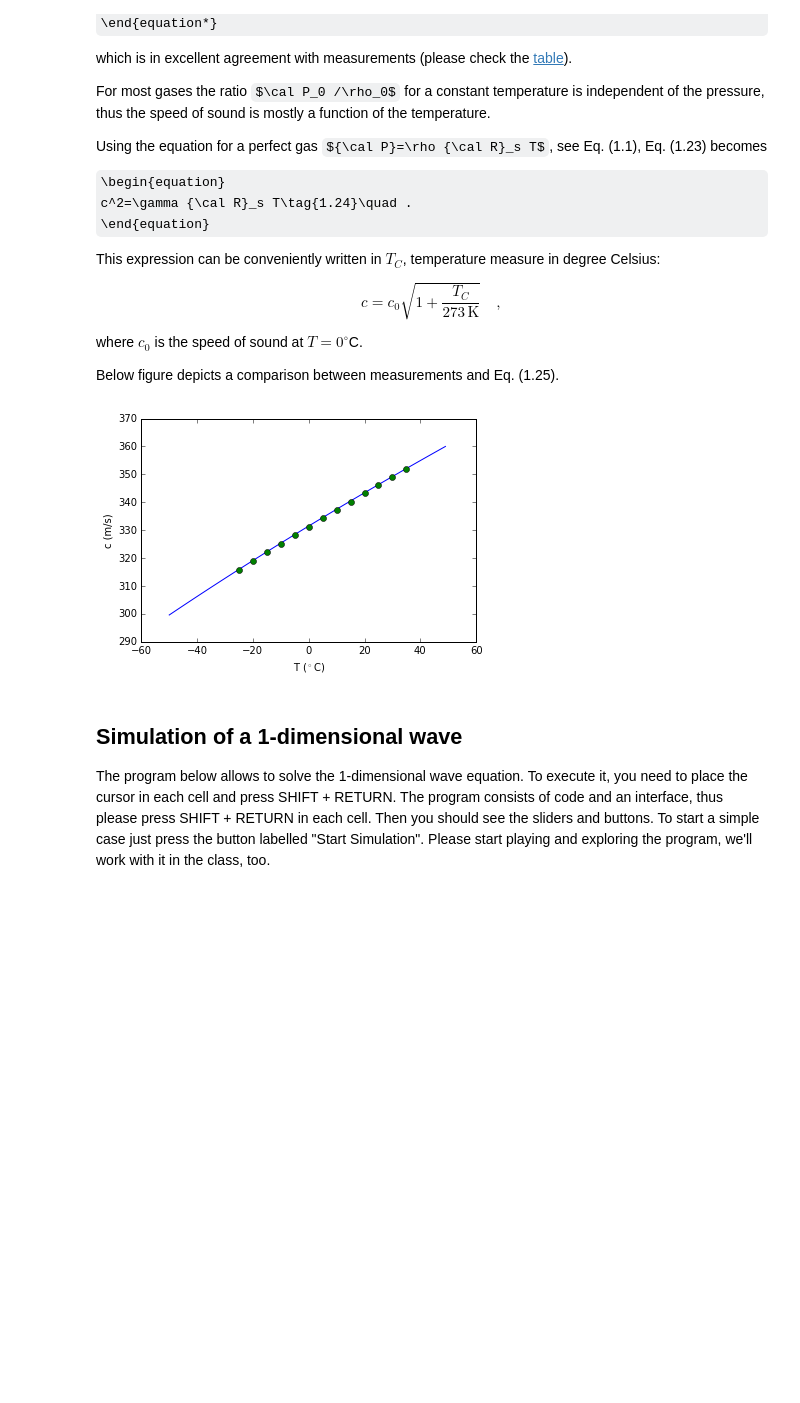
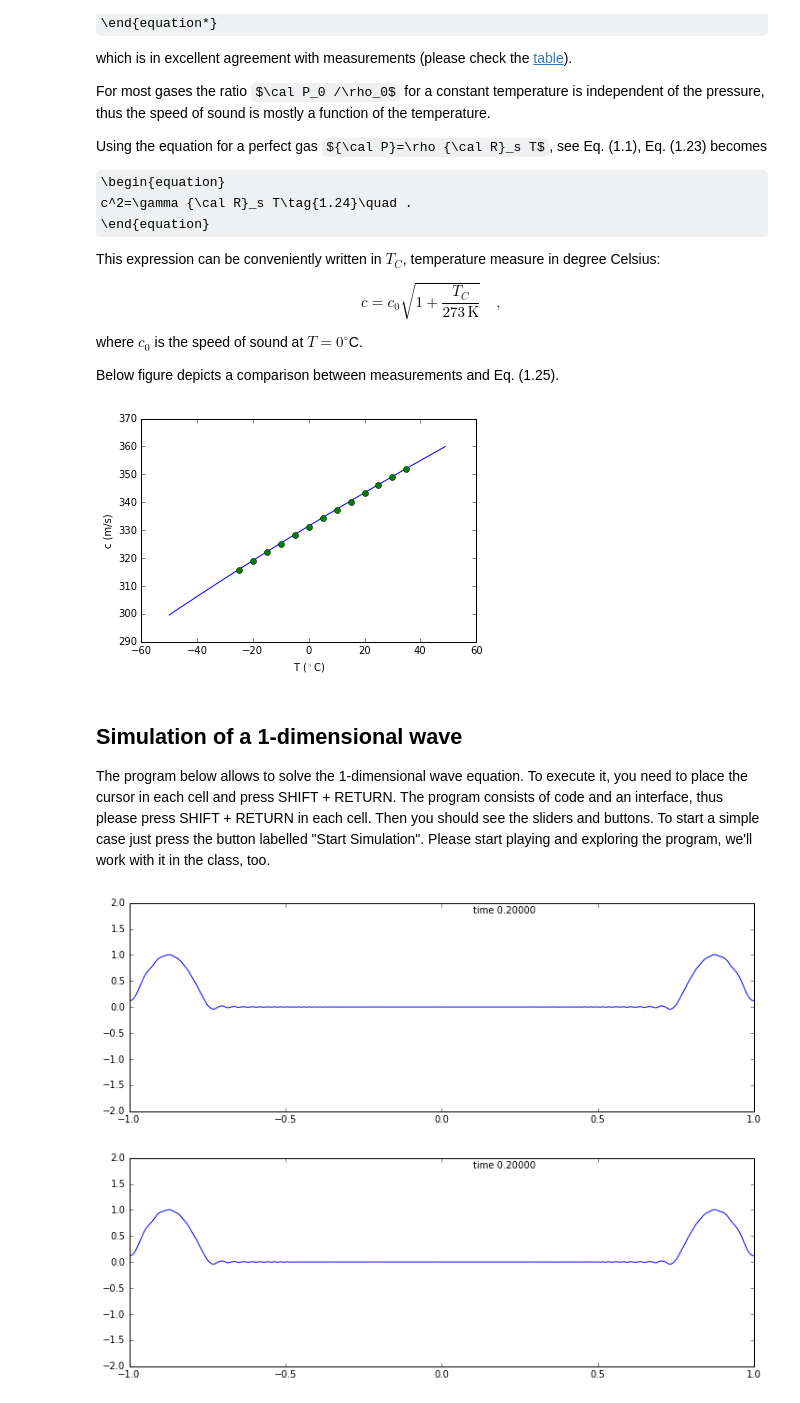
Before and after one commit to cdohl/PH4606, a Jupyter notebook: lecture 1.ipynb, the cells around one changed output. Saved outputs shown, nothing was run; the diff lists cells and outputs as text; code cells hidden in the pictures; some formulas as TeX source; blank space fills up the shorter version.

```diff
--- a/lecture 1.ipynb
+++ b/lecture 1.ipynb
@@ -384,38 +384,38 @@ def solvewave(b):
     plotwave(u,n*dt,x_axis)
     tabs.visible=True
 
 
 #setup the graphical interface
 w_wavelength=widgets.FloatSlider(value=.5, min=0.1, max=1.)
 w_sourceduration=widgets.FloatSlider(value=.5,min=0.5,max=10.)
 w_simduration=widgets.FloatSlider(value=.2,min=0.1,max=5.)
 w_position=widgets.RadioButtons(options=["Left", "Center"],value="Center")
 w_start=widgets.Button(description="Start Simulation")
 w_start.on_click(solvewave)
 w_boundary_l=widgets.RadioButtons(description="Left Boundary",
                                   options=["Reflective", "Open"],value="Reflective")
 w_boundary_r=widgets.RadioButtons(description="Right Boundary",
                                   options=["Reflective", "Open"],value="Reflective")
 w_source_type=widgets.RadioButtons(description="Type of Source",
                                    options=["Time Dependent", "Inital Condition"],value="Time Dependent")
 
-page1=widgets.VBox([
-
-                    widgets.HBox([widgets.HTML('Wavelength'),w_wavelength]),
+page1=widgets.VBox([widgets.HBox([widgets.HTML('Wavelength'),w_wavelength]),
                     widgets.HBox([widgets.HTML('Emission Duration in Periods'),w_sourceduration]),
                     widgets.HBox([widgets.HTML('Simulation Duration'),w_simduration]),
-                    widgets.HBox([widgets.HTML('Source Position'),w_position])
-                ])
+                    widgets.HBox([widgets.HTML('Source Position'),w_position]) ])
 page2=widgets.Box([w_wavelength, w_source_type])
 page3=widgets.Box([w_boundary_l,w_boundary_r])
 tabs = widgets.Tab(children=[page1, page2, page3])
 tabs.set_title(0, 'Wave')
 tabs.set_title(1, 'Source')
 tabs.set_title(2, 'Boundaries')
 display.display(tabs)
 
 
 display.display(w_start)
+# %% [output]
+[figure, added]
+[figure, added]
 # %%
 from IPython.core.display import HTML
 def css_styling():
```
